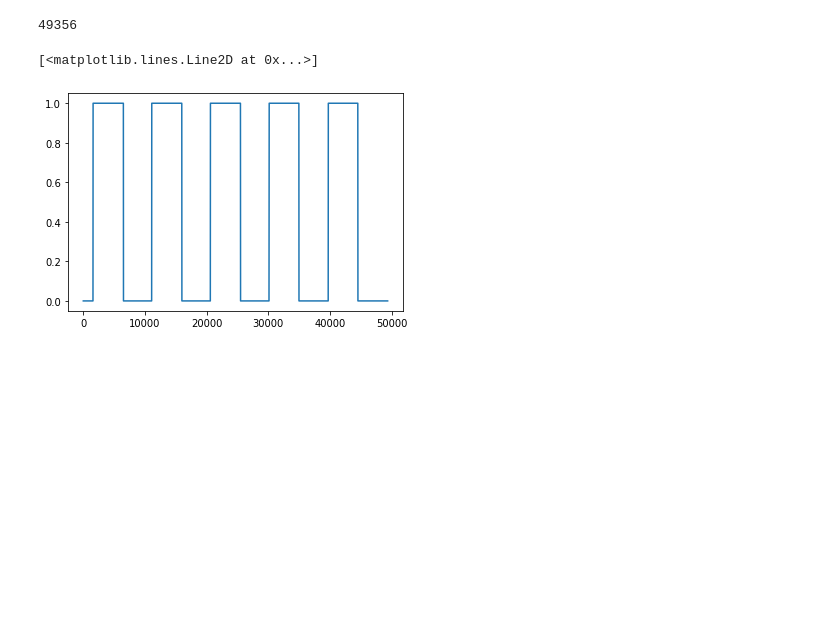
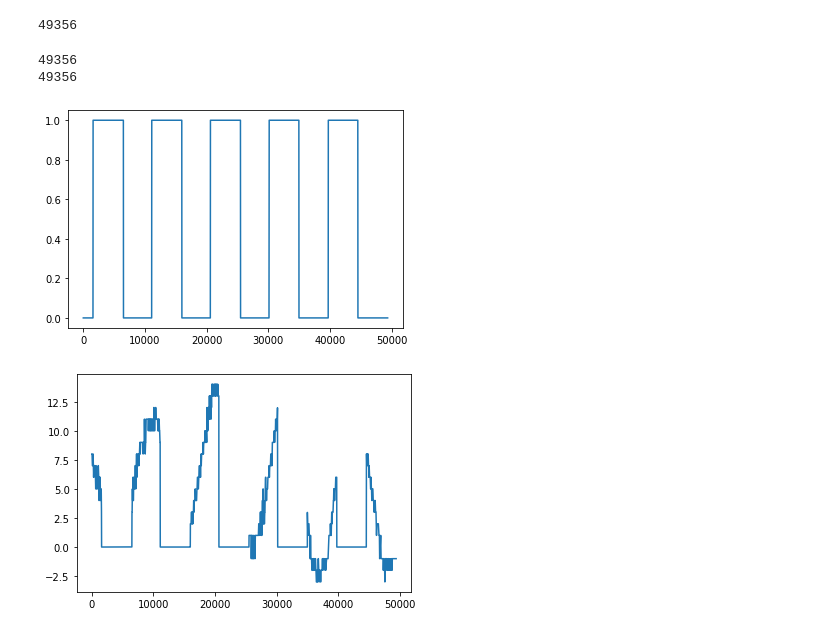
Before and after one commit to vittorioserra/jupiter_moons, a Jupyter notebook: pymeeus-master/analyzeEvent/FFT-ordered.ipynb, the cells around one changed output. Cells and saved outputs as stored; diff of their text form; code cells hidden in the pictures; blank space fills up the shorter version.

```diff
--- a/pymeeus-master/analyzeEvent/FFT-ordered.ipynb
+++ b/pymeeus-master/analyzeEvent/FFT-ordered.ipynb
@@ -413,13 +335,22 @@ for i in range(binned_vec_len):
 49356
 # %%
 plt.plot(s_t_hrs)
+
+print(len(s_t_hrs))
+
+print(len(eclipse_data_interp))
 # %% [output]
-[<matplotlib.lines.Line2D at 0x...>]
+49356
+49356
 [figure]
 # %%
-cleaned_array = eclipse_data_interp * s_t_hrs
+cleaned_array = eclipse_data_interp * (1-s_t_hrs)
+
+plt.plot(cleaned_array)
 
 s_cleaned = fft(np.append(cleaned_array, zero_pad))
+# %% [output]
+[figure, added]
 # %%
 plt.plot(s_cleaned[0:10**3])
 # %% [output]
```
Also changed, not shown: parts of 209 cells of this notebook, 6 other files.
